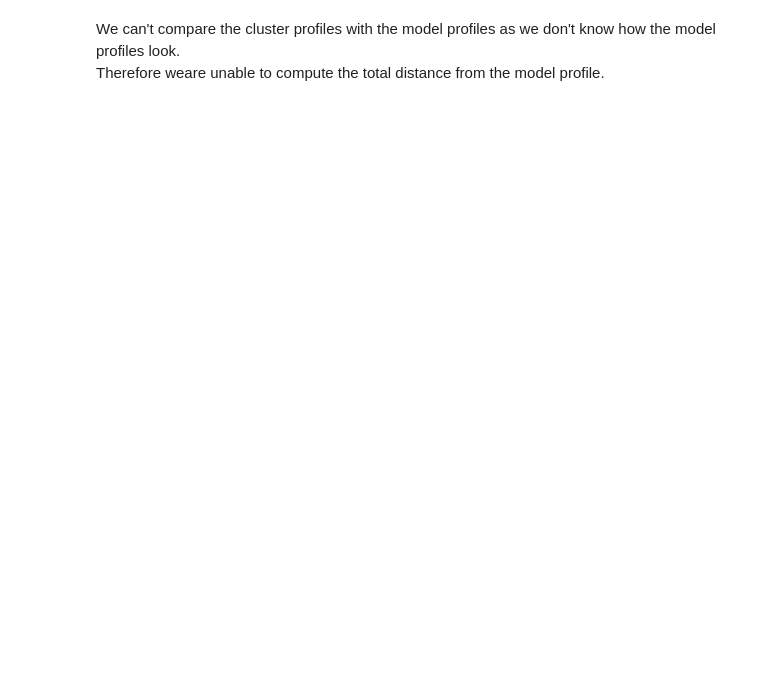
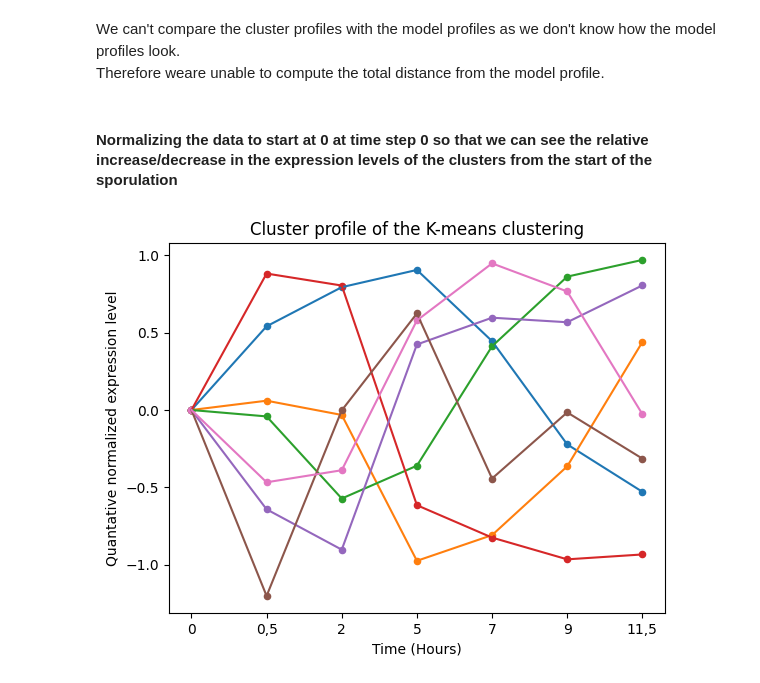
Before and after one commit to LuhiHofi/Aprendizaje-Computacional, a Jupyter notebook: k-means_sporulation.ipynb, the cells around one changed output. Drawn from its saved outputs; the diff is of its cells as text; code cells hidden in the pictures; blank space fills up the shorter version.

Commit message:
Update the code videos and k-means_sporulation.ipynb

```diff
--- a/k-means_sporulation.ipynb
+++ b/k-means_sporulation.ipynb
@@ -271,3 +286,37 @@ plt.show()
 # %% [markdown]
 We can't compare the cluster profiles with the model profiles as we don't know how the model profiles look.
 Therefore weare unable to compute the total distance from the model profile.
+# %% [markdown]
+#### Normalizing the data to start at 0 at time step 0 so that we can see the relative increase/decrease in the expression levels of the clusters from the start of the sporulation
+# %%
+# Set the t0 to 0 and substract the value in all the other time points
+X_normalized = X.copy()
+for i in time_points:
+    X_normalized['t' + i] -= X_normalized['t0']
+
+# Calculate the cluster profile of the K-means clustering
+cluster_profile = np.zeros((l, clusters))
+for i in range(clusters):
+    # Create a bool array with True for the elements in the cluster i
+    cluster_elements = (X_clustered == i)
+    # Filter the data frame with the bool array to get the genes in the cluster i
+    cluster_elements = X_normalized.iloc[cluster_elements]
+    # Calculate the mean of every time step of the genes in the cluster i
+    for j in range(l):
+        cluster_profile[i][j] = np.mean(cluster_elements.iloc[:, j])
+
+# plot the cluster profile
+# Time points
+for i in range(clusters):
+    # make the points bigger
+    plt.scatter(range(l), cluster_profile[i], s=20)
+    plt.plot(cluster_profile[i])
+# Add time points to the x-axis
+plt.xlabel('Time (Hours)')
+plt.xticks(range(l), time_points)
+plt.ylabel('Quantative normalized expression level')
+plt.title('Cluster profile of the K-means clustering')
+
+plt.show()
+# %% [output]
+[figure, added]
```
Also changed, not shown: parts of 6 cells of this notebook, 4 other files.
